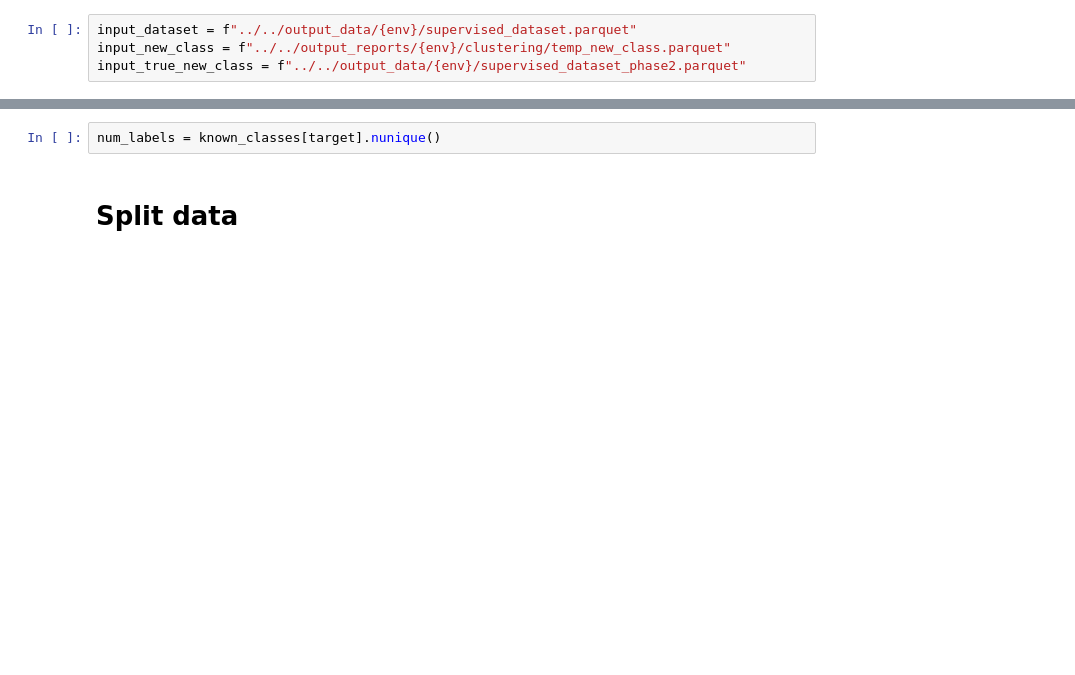
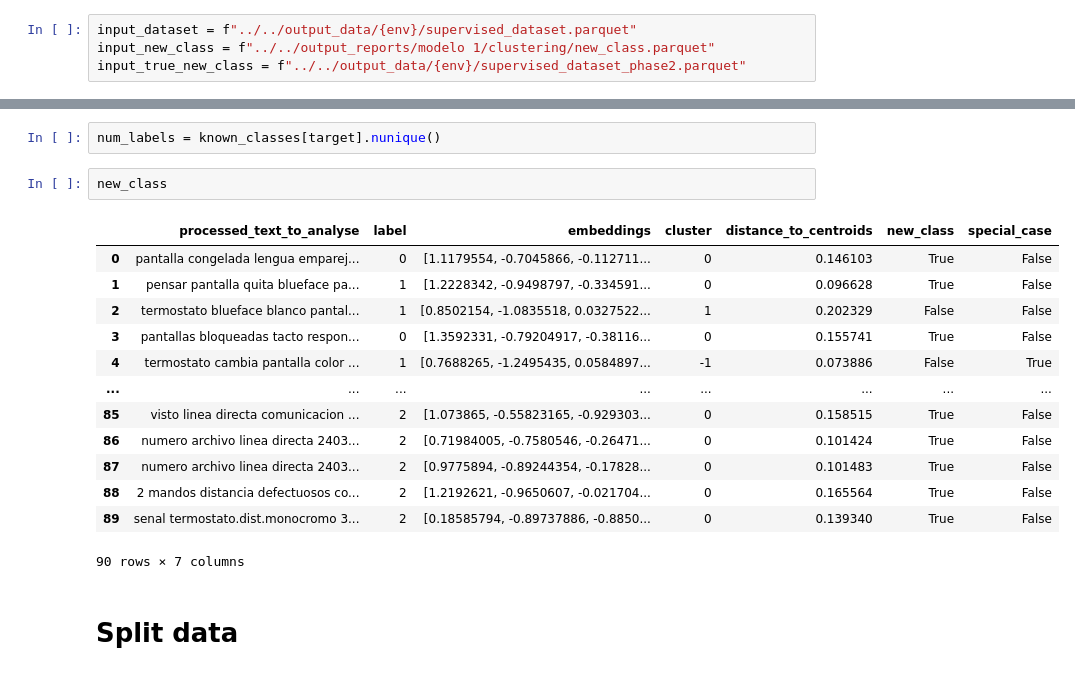
Before and after one commit to voliveira-airzonecontrol/myzone, a Jupyter notebook: src/notebooks/incremental_learning.ipynb, the cells around one changed output, grey strips where cells are left out. Cells and saved outputs as stored; diff of their text form; blank space fills up the shorter version.

```diff
--- a/src/notebooks/incremental_learning.ipynb
+++ b/src/notebooks/incremental_learning.ipynb
@@ -16,7 +16,7 @@ training_config = load_config(
 # Load data
 # %%
 input_dataset = f"../../output_data/{env}/supervised_dataset.parquet"
-input_new_class = f"../../output_reports/{env}/clustering/temp_new_class.parquet"
+input_new_class = f"../../output_reports/modelo 1/clustering/new_class.parquet"
 input_true_new_class = f"../../output_data/{env}/supervised_dataset_phase2.parquet"
 # %%
 known_classes = pd.read_parquet(input_dataset)
@@ -31,6 +31,22 @@ new_class = new_class[[features, target]]
 true_new_class = true_new_class[[features, target]]
 # %%
 num_labels = known_classes[target].nunique()
+# %%
+new_class
+# %% [output]
+|  | processed_text_to_analyse | label | embeddings | cluster | distance_to_centroids | new_class | special_case |
+| 0 | pantalla congelada lengua emparej... | 0 | [1.1179554, -0.7045866, -0.112711... | 0 | 0.146103 | True | False |
+| 1 | pensar pantalla quita blueface pa... | 1 | [1.2228342, -0.9498797, -0.334591... | 0 | 0.096628 | True | False |
+| 2 | termostato blueface blanco pantal... | 1 | [0.8502154, -1.0835518, 0.0327522... | 1 | 0.202329 | False | False |
+| 3 | pantallas bloqueadas tacto respon... | 0 | [1.3592331, -0.79204917, -0.38116... | 0 | 0.155741 | True | False |
+| 4 | termostato cambia pantalla color ... | 1 | [0.7688265, -1.2495435, 0.0584897... | -1 | 0.073886 | False | True |
+| ... | ... | ... | ... | ... | ... | ... | ... |
+| 85 | visto linea directa comunicacion ... | 2 | [1.073865, -0.55823165, -0.929303... | 0 | 0.158515 | True | False |
+| 86 | numero archivo linea directa 2403... | 2 | [0.71984005, -0.7580546, -0.26471... | 0 | 0.101424 | True | False |
+| 87 | numero archivo linea directa 2403... | 2 | [0.9775894, -0.89244354, -0.17828... | 0 | 0.101483 | True | False |
+| 88 | 2 mandos distancia defectuosos co... | 2 | [1.2192621, -0.9650607, -0.021704... | 0 | 0.165564 | True | False |
+| 89 | senal termostato.dist.monocromo 3... | 2 | [0.18585794, -0.89737886, -0.8850... | 0 | 0.139340 | True | False |
+90 rows × 7 columns
 # %% [markdown]
 # Split data
 # %%
```
Also changed, not shown: parts of 8 cells of this notebook, 4 other files.
